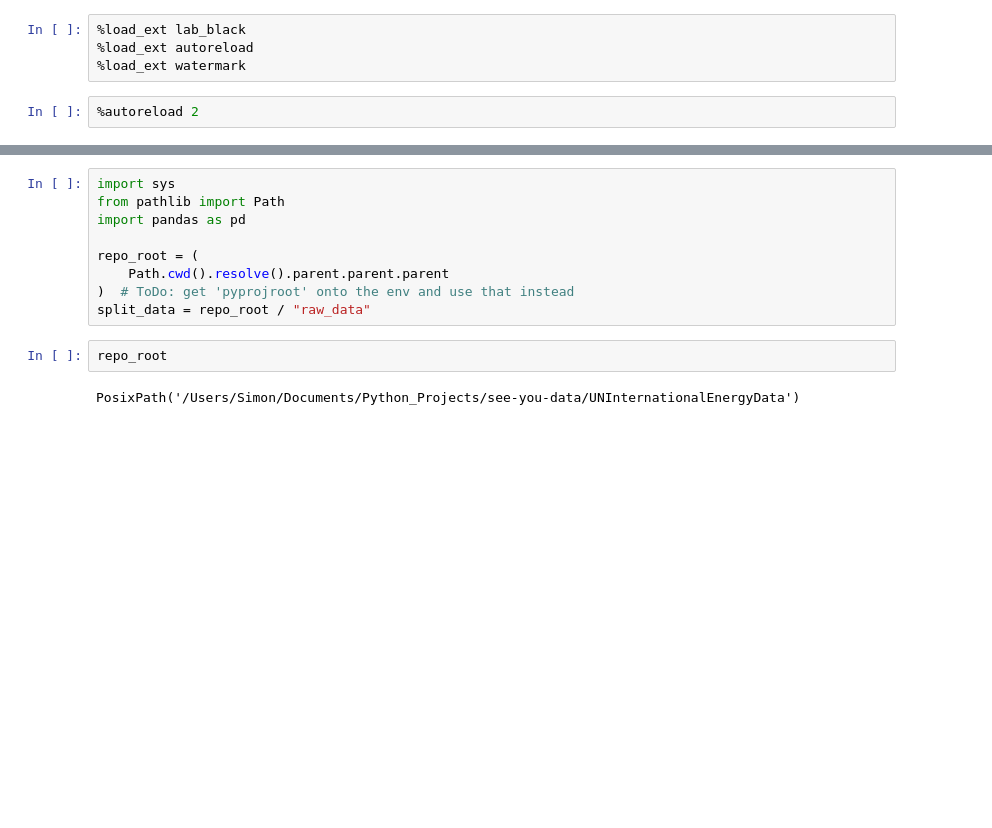
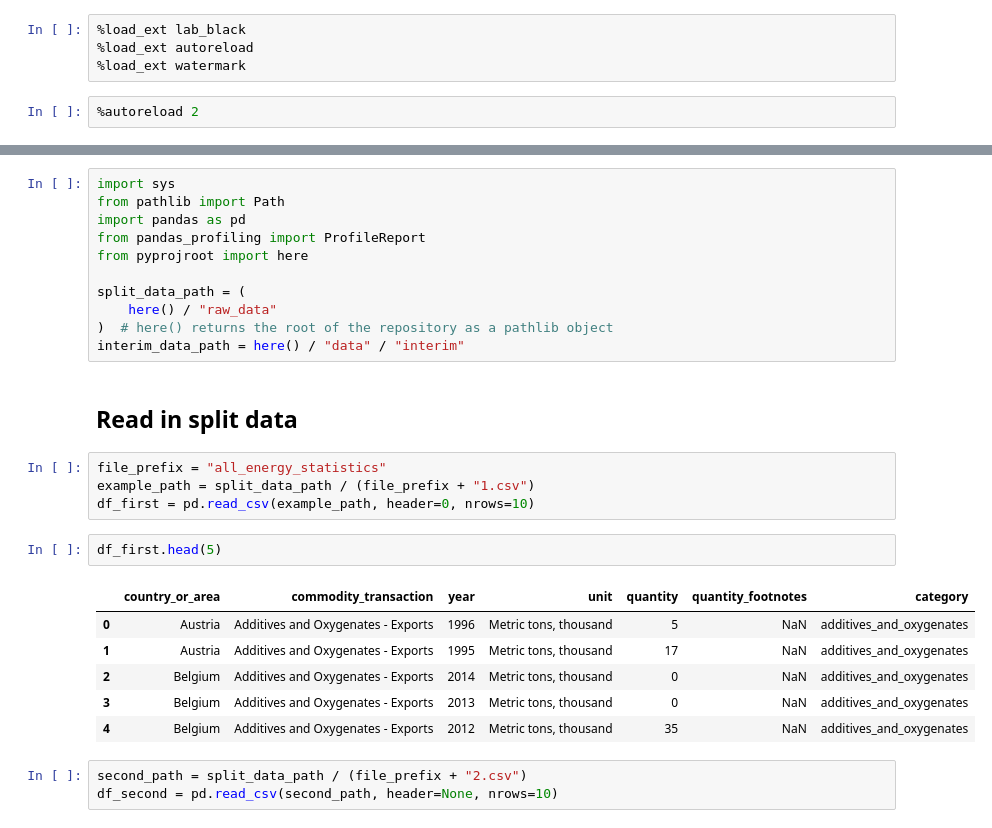
Before and after one commit to See-You-Data/UNInternationalEnergyData, a Jupyter notebook: analysis/exploratory/simon/simon_un_data.ipynb, the cells around one changed output, grey strips where cells are left out. Drawn from its saved outputs; the diff is of its cells as text; blank space fills up the shorter version.

```diff
--- a/analysis/exploratory/simon/simon_un_data.ipynb
+++ b/analysis/exploratory/simon/simon_un_data.ipynb
@@ -15,15 +20,31 @@ Last updated: 2021-01-20 21:29:15GMT
 
 pandas: 1.2.1
-# %%
-import sys
-from pathlib import Path
-import pandas as pd
-
-repo_root = (
-    Path.cwd().resolve().parent.parent.parent
-)  # ToDo: get 'pyprojroot' onto the env and use that instead
-split_data = repo_root / "raw_data"
-# %%
-repo_root
-# %% [output]
-PosixPath('/Users/Simon/Documents/Python_Projects/see-you-data/UNInternationalEnergyData')
+# %%
+import sys
+from pathlib import Path
+import pandas as pd
+from pandas_profiling import ProfileReport
+from pyprojroot import here
+
+split_data_path = (
+    here() / "raw_data"
+)  # here() returns the root of the repository as a pathlib object
+interim_data_path = here() / "data" / "interim"
+# %% [markdown]
+## Read in split data
+# %%
+file_prefix = "all_energy_statistics"
+example_path = split_data_path / (file_prefix + "1.csv")
+df_first = pd.read_csv(example_path, header=0, nrows=10)
+# %%
+df_first.head(5)
+# %% [output]
+|  | country_or_area | commodity_transaction | year | unit | quantity | quantity_footnotes | category |
+| 0 | Austria | Additives and Oxygenates - Exports | 1996 | Metric tons, thousand | 5 | NaN | additives_and_oxygenates |
+| 1 | Austria | Additives and Oxygenates - Exports | 1995 | Metric tons, thousand | 17 | NaN | additives_and_oxygenates |
+| 2 | Belgium | Additives and Oxygenates - Exports | 2014 | Metric tons, thousand | 0 | NaN | additives_and_oxygenates |
+| 3 | Belgium | Additives and Oxygenates - Exports | 2013 | Metric tons, thousand | 0 | NaN | additives_and_oxygenates |
+| 4 | Belgium | Additives and Oxygenates - Exports | 2012 | Metric tons, thousand | 35 | NaN | additives_and_oxygenates |
+# %%
+second_path = split_data_path / (file_prefix + "2.csv")
+df_second = pd.read_csv(second_path, header=None, nrows=10)
```
Also changed, not shown: parts of 14 cells of this notebook.
